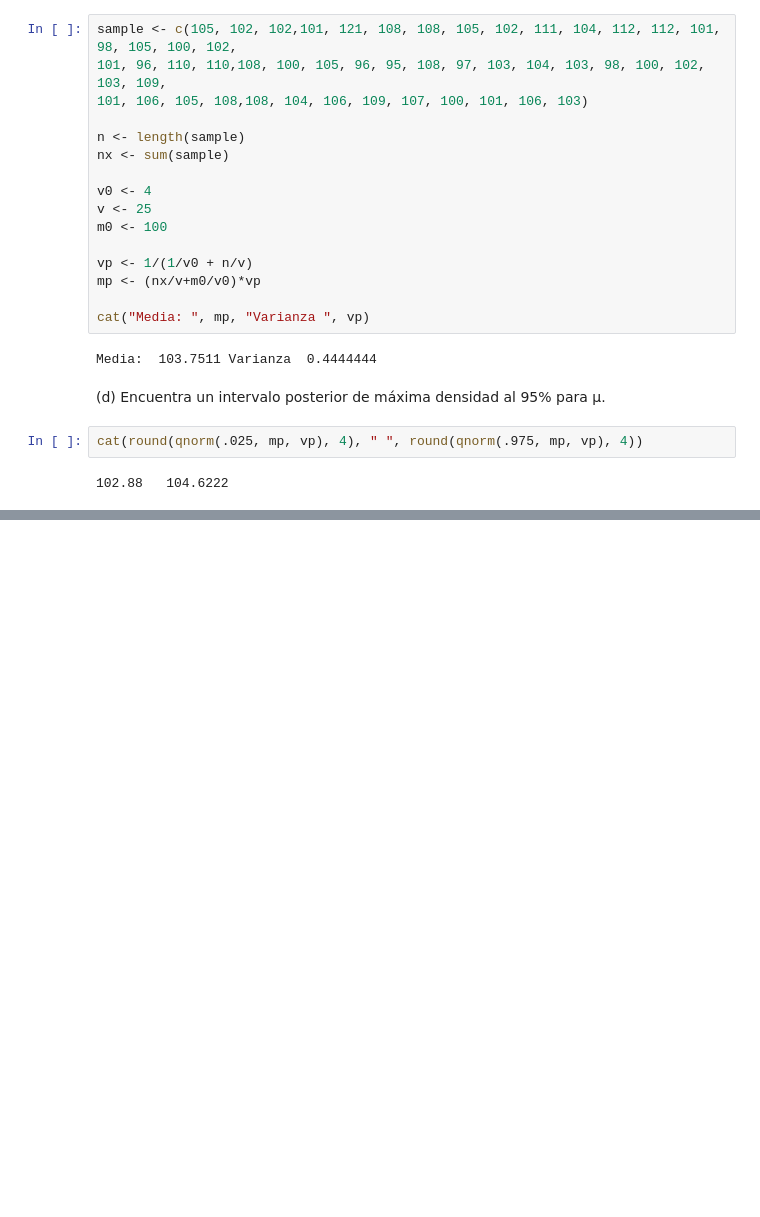
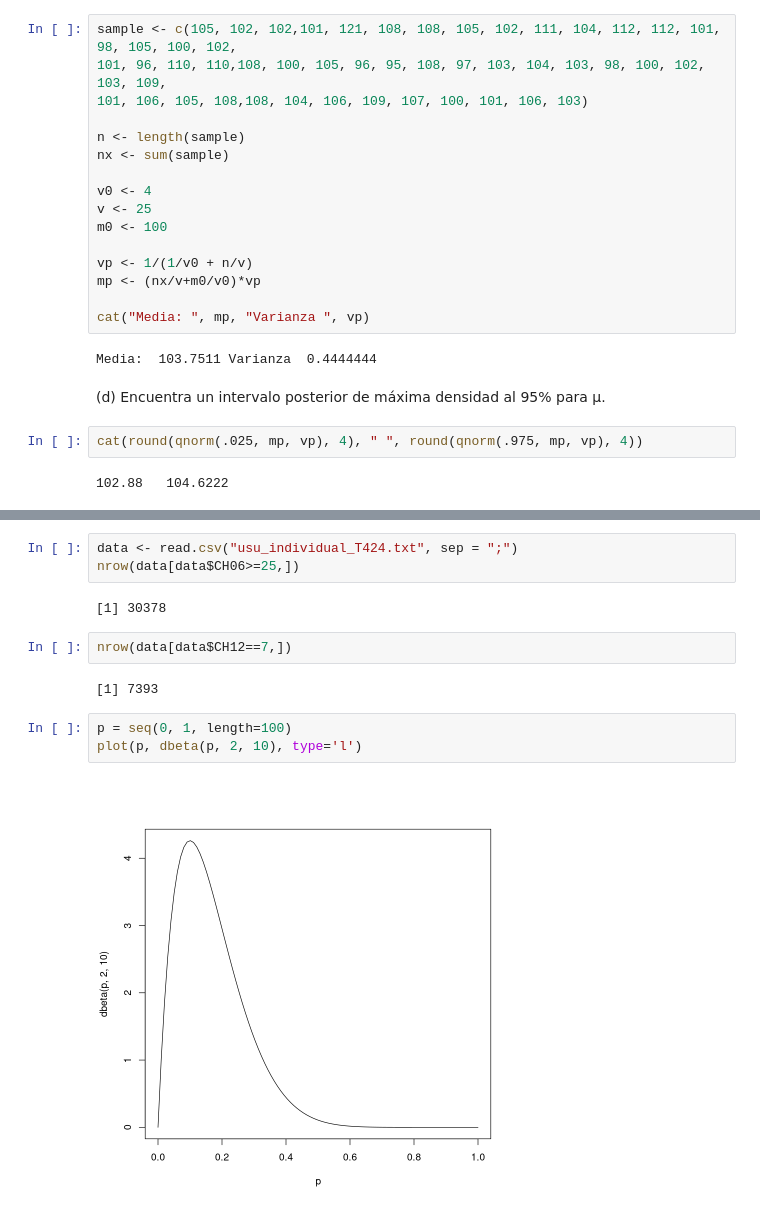
Before and after one commit to nadiasantillan/dana3-estimacion-bayesiana, a Jupyter notebook: unidad2.ipynb, the cells around one changed output, grey strips where cells are left out. Saved outputs shown, nothing was run; the diff lists cells and outputs as text; blank space fills up the shorter version.

```diff
--- a/unidad2.ipynb
+++ b/unidad2.ipynb
@@ -345,0 +365,14 @@ cat(round(qnorm(.025, mp, vp), 4), " ", round(qnorm(.975, mp, vp), 4))
+# %%
+data <- read.csv("usu_individual_T424.txt", sep = ";")
+nrow(data[data$CH06>=25,])
+# %% [output]
+[1] 30378
+# %%
+nrow(data[data$CH12==7,])
+# %% [output]
+[1] 7393
+# %%
+p = seq(0, 1, length=100)
+plot(p, dbeta(p, 2, 10), type='l')
+# %% [output]
+[figure, added]
```
Also changed, not shown: parts of 9 cells of this notebook.
